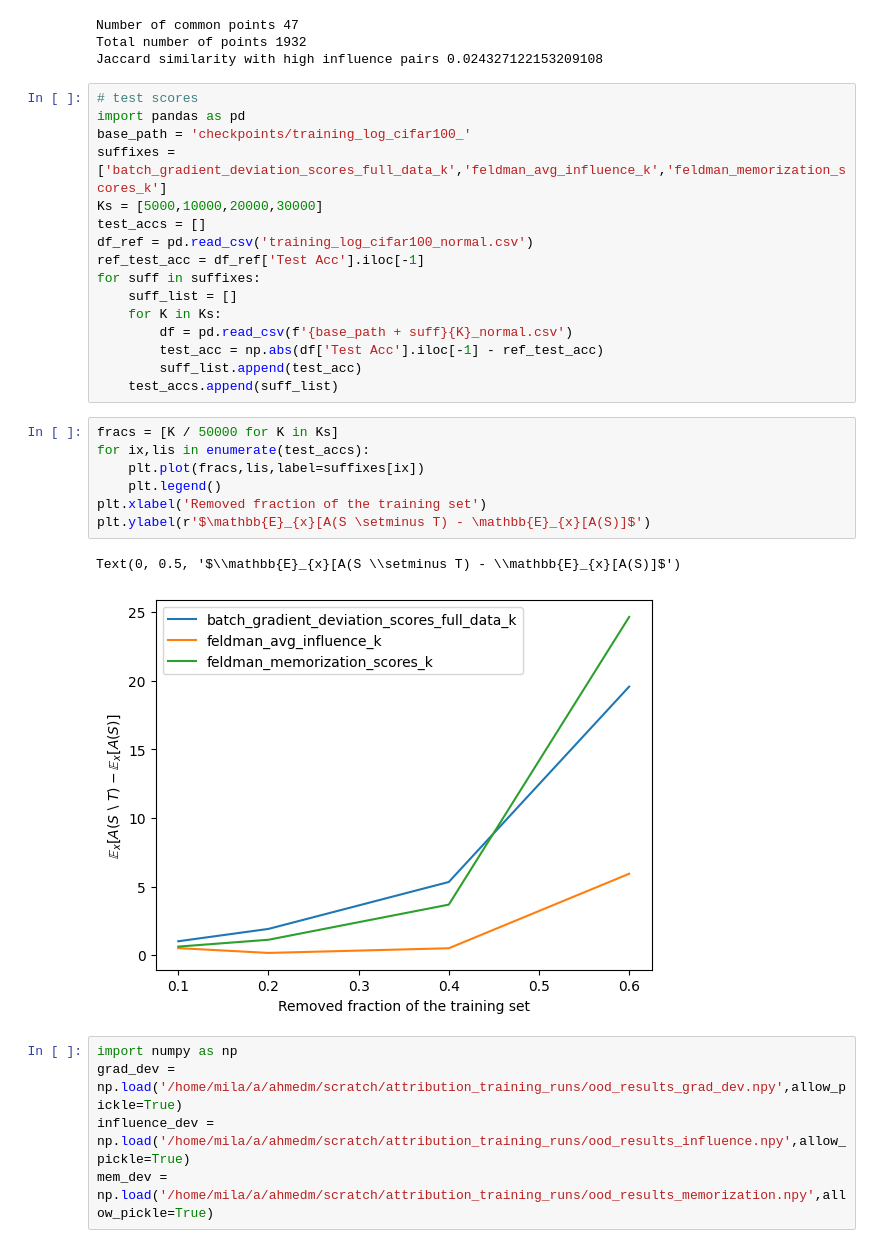
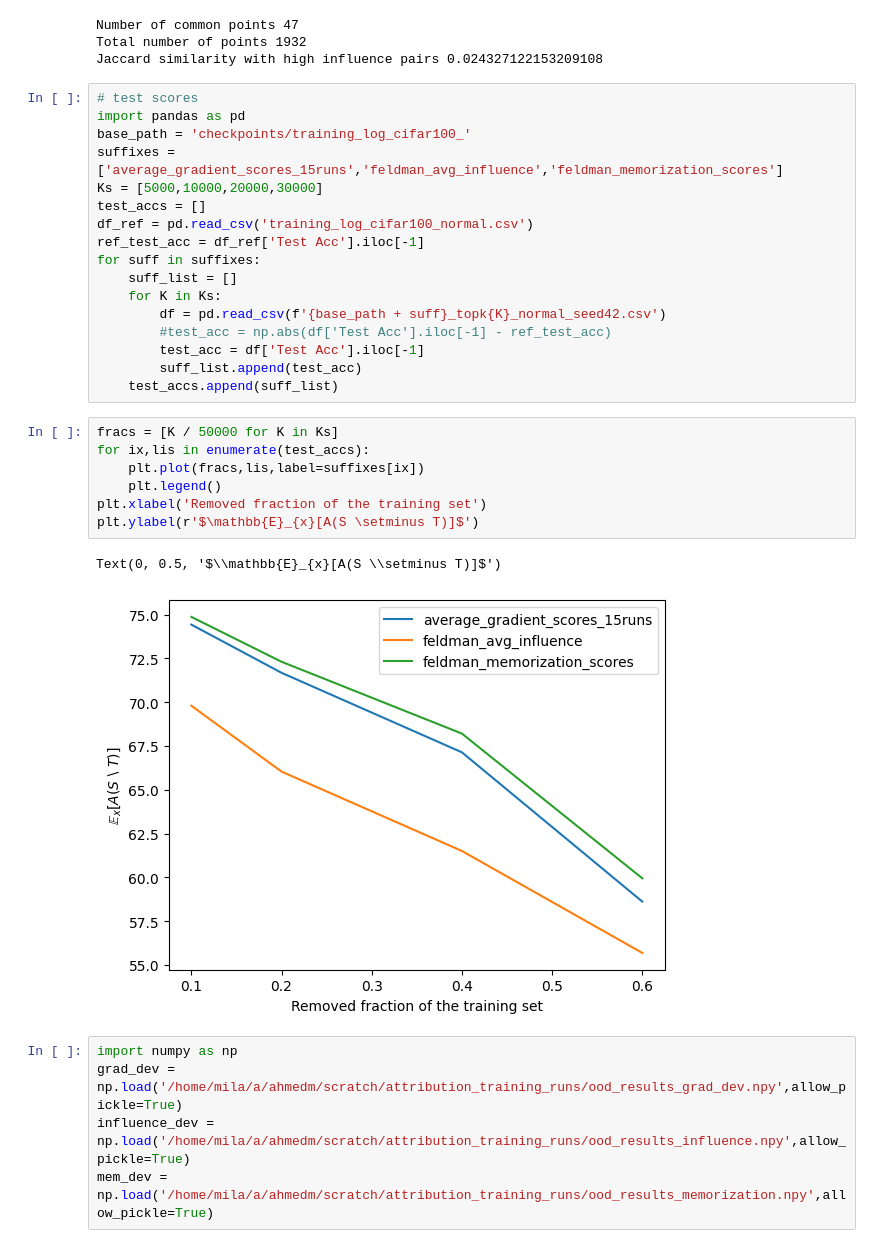
Before and after one commit to Mehdi-Inane/Gradient-based-attribution, a Jupyter notebook: compare_with_feldman.ipynb, the cells around one changed output. Cells and saved outputs as stored; diff of their text form.

```diff
--- a/compare_with_feldman.ipynb
+++ b/compare_with_feldman.ipynb
@@ -146,7 +146,7 @@ Jaccard similarity with high influence pairs 0.024327122153209108
 # test scores
 import pandas as pd
 base_path = 'checkpoints/training_log_cifar100_'
-suffixes = ['batch_gradient_deviation_scores_full_data_k','feldman_avg_influence_k','feldman_memorization_scores_k']
+suffixes = ['average_gradient_scores_15runs','feldman_avg_influence','feldman_memorization_scores']
 Ks = [5000,10000,20000,30000]
 test_accs = []
 df_ref = pd.read_csv('training_log_cifar100_normal.csv')
@@ -154,20 +154,21 @@ ref_test_acc = df_ref['Test Acc'].iloc[-1]
 for suff in suffixes:
     suff_list = []
     for K in Ks:
-        df = pd.read_csv(f'{base_path + suff}{K}_normal.csv')
-        test_acc = np.abs(df['Test Acc'].iloc[-1] - ref_test_acc)
+        df = pd.read_csv(f'{base_path + suff}_topk{K}_normal_seed42.csv')
+        #test_acc = np.abs(df['Test Acc'].iloc[-1] - ref_test_acc)
+        test_acc = df['Test Acc'].iloc[-1]
         suff_list.append(test_acc)
     test_accs.append(suff_list)
 # %%
 fracs = [K / 50000 for K in Ks]
 for ix,lis in enumerate(test_accs):
     plt.plot(fracs,lis,label=suffixes[ix])
     plt.legend()
 plt.xlabel('Removed fraction of the training set')
-plt.ylabel(r'$\mathbb{E}_{x}[A(S \setminus T) - \mathbb{E}_{x}[A(S)]$')
+plt.ylabel(r'$\mathbb{E}_{x}[A(S \setminus T)]$')
 # %% [output]
-Text(0, 0.5, '$\\mathbb{E}_{x}[A(S \\setminus T) - \\mathbb{E}_{x}[A(S)]$')
+Text(0, 0.5, '$\\mathbb{E}_{x}[A(S \\setminus T)]$')
-[figure, old version]
+[figure, new version]
 # %%
 import numpy as np
 grad_dev = np.load('/home/mila/a/ahmedm/scratch/attribution_training_runs/ood_results_grad_dev.npy',allow_pickle=True)
```
Also changed, not shown: parts of 7 cells of this notebook, 12 other files.
